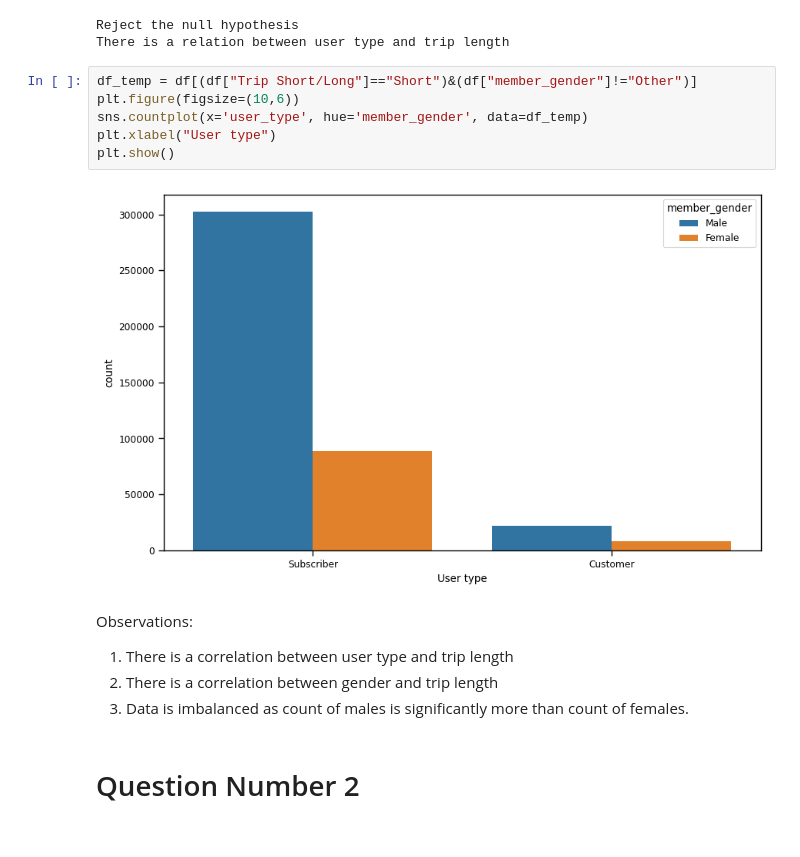
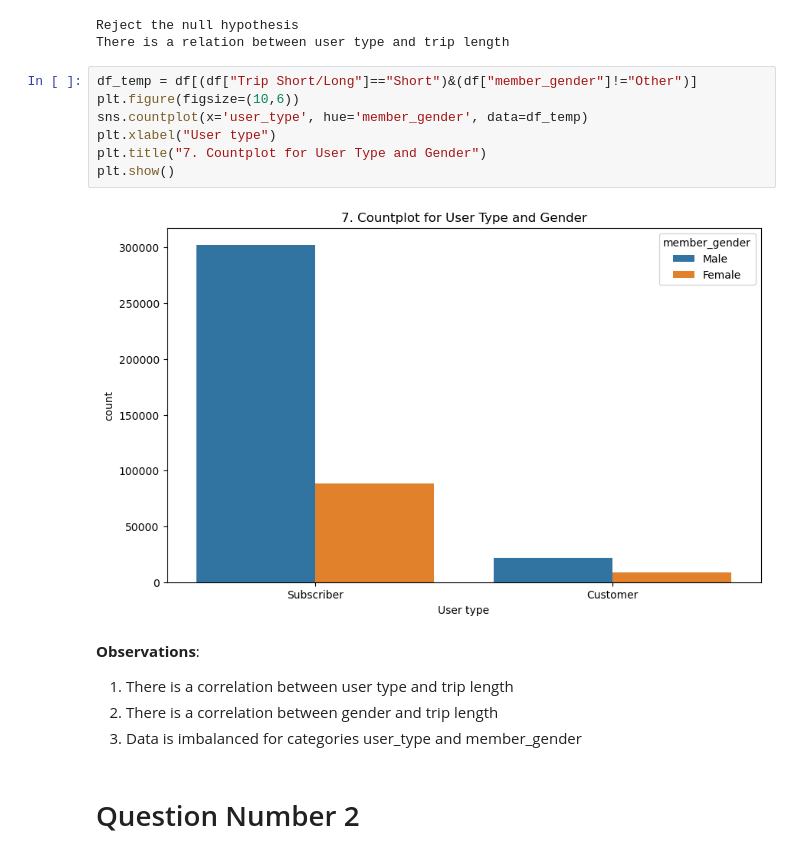
Before and after one commit to VedmaniVaidya/cdai, a Jupyter notebook: data_analytics/data_analytics_assignment/assignment.ipynb, the cells around one changed output. Cells and saved outputs as stored; diff of their text form.

```diff
--- a/data_analytics/data_analytics_assignment/assignment.ipynb
+++ b/data_analytics/data_analytics_assignment/assignment.ipynb
@@ -268,16 +259,17 @@ There is a relation between user type and trip length
 # %%
 df_temp = df[(df["Trip Short/Long"]=="Short")&(df["member_gender"]!="Other")]
 plt.figure(figsize=(10,6))
 sns.countplot(x='user_type', hue='member_gender', data=df_temp)
 plt.xlabel("User type")
+plt.title("7. Countplot for User Type and Gender")
 plt.show()
 # %% [output]
-[figure, old version]
+[figure, new version]
 # %% [markdown]
-Observations:
+**Observations**:
 1. There is a correlation between user type and trip length
 2. There is a correlation between gender and trip length
-3. Data is imbalanced as count of males is significantly more than count of females.
+3. Data is imbalanced for categories user_type and member_gender
 # %% [markdown]
 # Question Number 2
 # %% [markdown]
```
Also changed, not shown: parts of 6 cells of this notebook.
